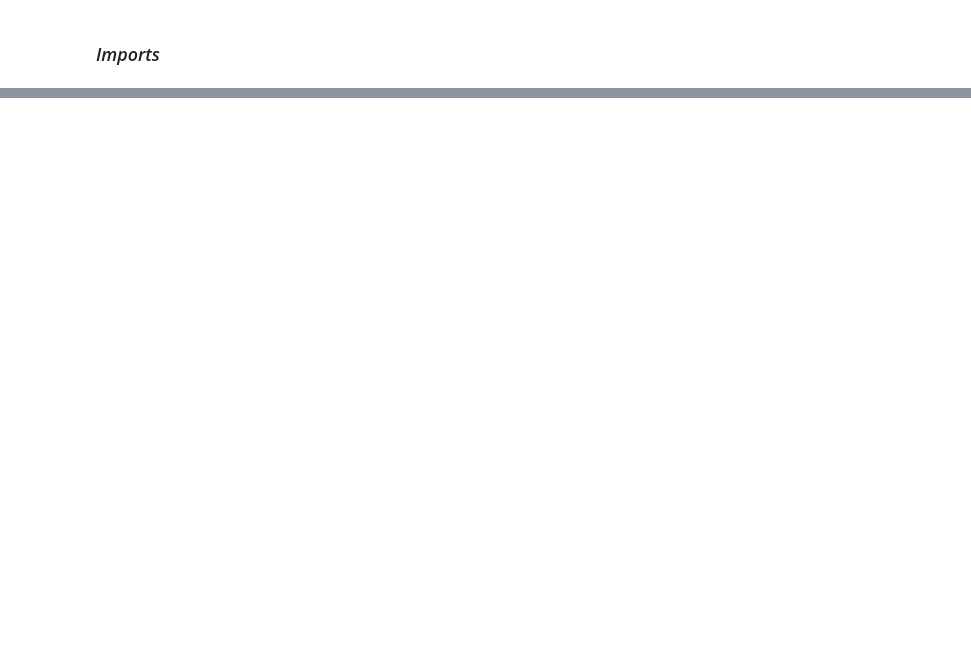
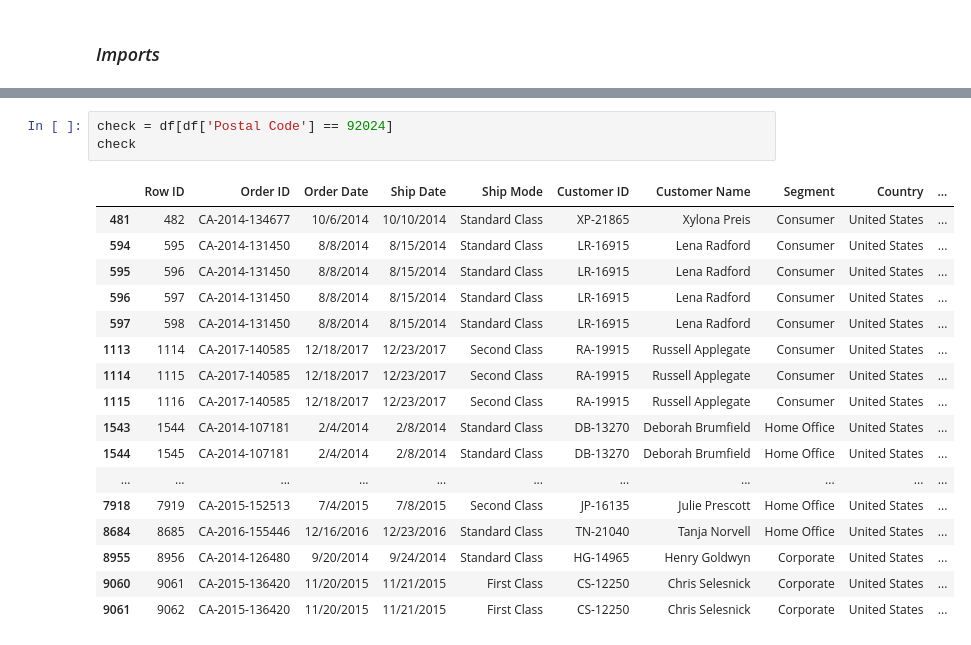
Before and after one commit to Kristinawk/final_project_ETL_Analytics, a Jupyter notebook: notebooks/poc_normalized_data_model.ipynb, the cells around one changed output, grey strips where cells are left out. Saved outputs shown, nothing was run; the diff lists cells and outputs as text; blank space fills up the shorter version.

```diff
--- a/notebooks/poc_normalized_data_model.ipynb
+++ b/notebooks/poc_normalized_data_model.ipynb
@@ -16,0 +147,21 @@ df.head()
+# %%
+check = df[df['Postal Code'] == 92024]
+check
+# %% [output]
+|  | Row ID | Order ID | Order Date | Ship Date | Ship Mode | Customer ID | Customer Name | Segment | Country | ... |
+| 481 | 482 | CA-2014-134677 | 10/6/2014 | 10/10/2014 | Standard Class | XP-21865 | Xylona Preis | Consumer | United States | ... |
+| 594 | 595 | CA-2014-131450 | 8/8/2014 | 8/15/2014 | Standard Class | LR-16915 | Lena Radford | Consumer | United States | ... |
+| 595 | 596 | CA-2014-131450 | 8/8/2014 | 8/15/2014 | Standard Class | LR-16915 | Lena Radford | Consumer | United States | ... |
+| 596 | 597 | CA-2014-131450 | 8/8/2014 | 8/15/2014 | Standard Class | LR-16915 | Lena Radford | Consumer | United States | ... |
+| 597 | 598 | CA-2014-131450 | 8/8/2014 | 8/15/2014 | Standard Class | LR-16915 | Lena Radford | Consumer | United States | ... |
+| 1113 | 1114 | CA-2017-140585 | 12/18/2017 | 12/23/2017 | Second Class | RA-19915 | Russell Applegate | Consumer | United States | ... |
+| 1114 | 1115 | CA-2017-140585 | 12/18/2017 | 12/23/2017 | Second Class | RA-19915 | Russell Applegate | Consumer | United States | ... |
+| 1115 | 1116 | CA-2017-140585 | 12/18/2017 | 12/23/2017 | Second Class | RA-19915 | Russell Applegate | Consumer | United States | ... |
+| 1543 | 1544 | CA-2014-107181 | 2/4/2014 | 2/8/2014 | Standard Class | DB-13270 | Deborah Brumfield | Home Office | United States | ... |
+| 1544 | 1545 | CA-2014-107181 | 2/4/2014 | 2/8/2014 | Standard Class | DB-13270 | Deborah Brumfield | Home Office | United States | ... |
+| ... | ... | ... | ... | ... | ... | ... | ... | ... | ... | ... |
+| 7918 | 7919 | CA-2015-152513 | 7/4/2015 | 7/8/2015 | Second Class | JP-16135 | Julie Prescott | Home Office | United States | ... |
+| 8684 | 8685 | CA-2016-155446 | 12/16/2016 | 12/23/2016 | Standard Class | TN-21040 | Tanja Norvell | Home Office | United States | ... |
+| 8955 | 8956 | CA-2014-126480 | 9/20/2014 | 9/24/2014 | Standard Class | HG-14965 | Henry Goldwyn | Corporate | United States | ... |
+| 9060 | 9061 | CA-2015-136420 | 11/20/2015 | 11/21/2015 | First Class | CS-12250 | Chris Selesnick | Corporate | United States | ... |
+| 9061 | 9062 | CA-2015-136420 | 11/20/2015 | 11/21/2015 | First Class | CS-12250 | Chris Selesnick | Corporate | United States | ... |
```
Also changed, not shown: parts of 20 cells of this notebook, 1 other file.
